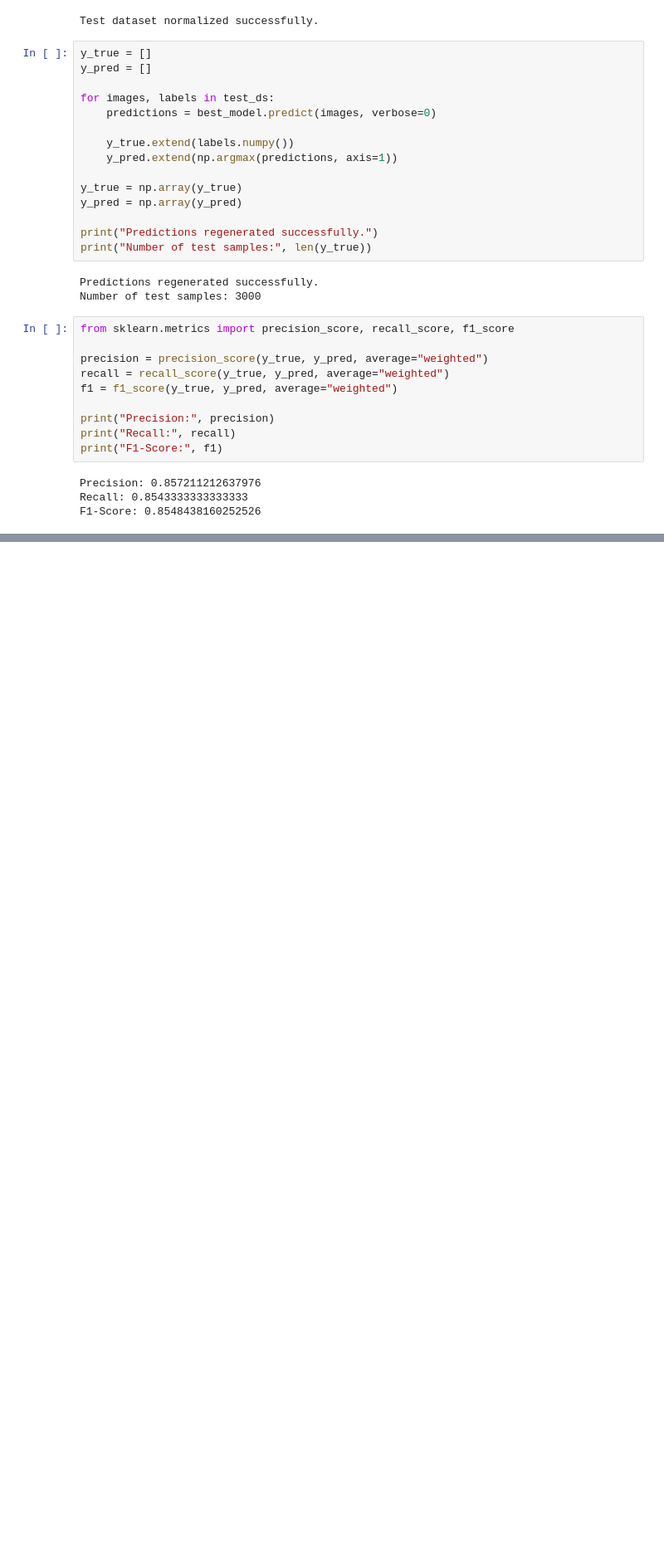
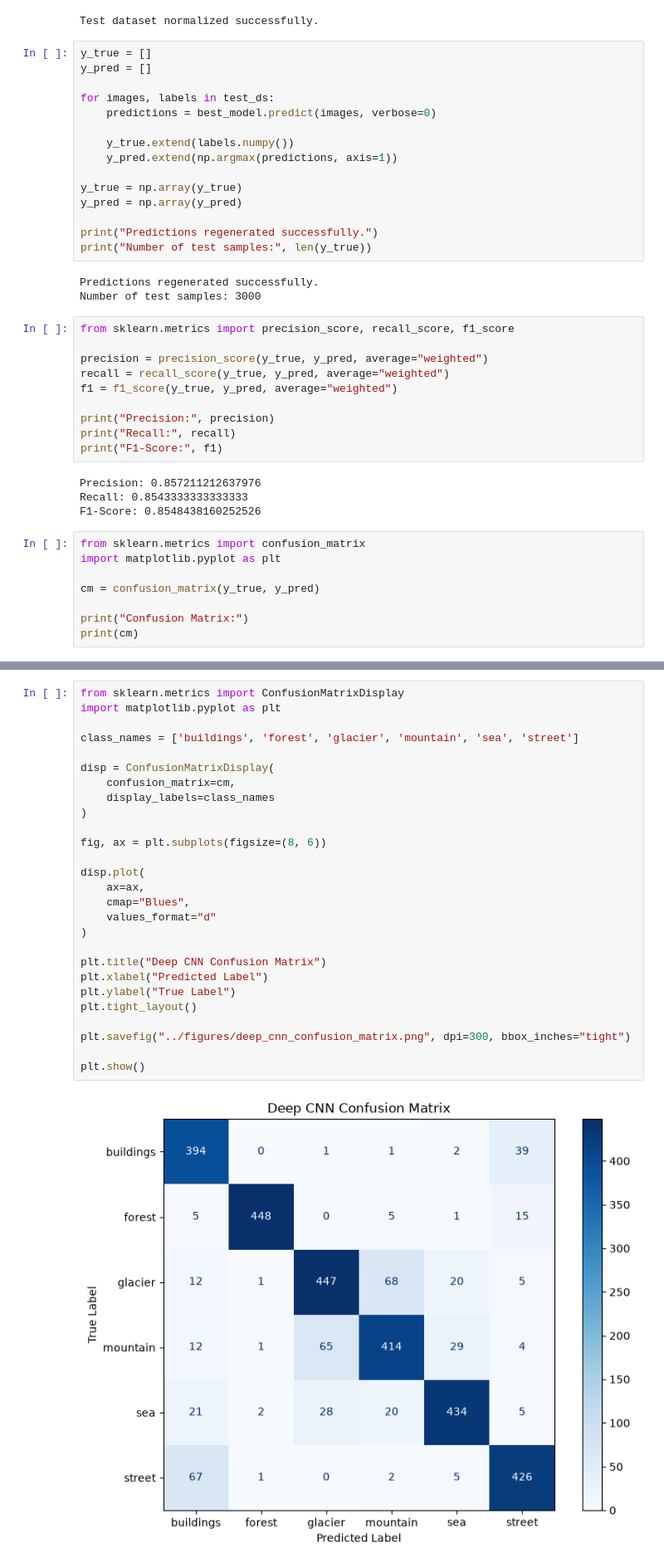
Before and after one commit to SenuraSudusinghe/deep-learning-image-classification, a Jupyter notebook: notebooks/deep_cnn.ipynb, the cells around one changed output, grey strips where cells are left out. Shown at 83% size. Drawn from its saved outputs; the diff is of its cells as text; blank space fills up the shorter version.

Commit message:
Add Deep CNN confusion matrix

```diff
--- a/notebooks/deep_cnn.ipynb
+++ b/notebooks/deep_cnn.ipynb
@@ -279,3 +279,11 @@ print("F1-Score:", f1)
 Precision: 0.857211212637976
 Recall: 0.8543333333333333
 F1-Score: 0.8548438160252526
+# %%
+from sklearn.metrics import confusion_matrix
+import matplotlib.pyplot as plt
+
+cm = confusion_matrix(y_true, y_pred)
+
+print("Confusion Matrix:")
+print(cm)
@@ -281,0 +298,29 @@ F1-Score: 0.8548438160252526
+# %%
+from sklearn.metrics import ConfusionMatrixDisplay
+import matplotlib.pyplot as plt
+
+class_names = ['buildings', 'forest', 'glacier', 'mountain', 'sea', 'street']
+
+disp = ConfusionMatrixDisplay(
+    confusion_matrix=cm,
+    display_labels=class_names
+)
+
+fig, ax = plt.subplots(figsize=(8, 6))
+
+disp.plot(
+    ax=ax,
+    cmap="Blues",
+    values_format="d"
+)
+
+plt.title("Deep CNN Confusion Matrix")
+plt.xlabel("Predicted Label")
+plt.ylabel("True Label")
+plt.tight_layout()
+
+plt.savefig("../figures/deep_cnn_confusion_matrix.png", dpi=300, bbox_inches="tight")
+
+plt.show()
+# %% [output]
+[figure, added]
```
Also changed, not shown: parts of 1 cell of this notebook, 1 other file.
